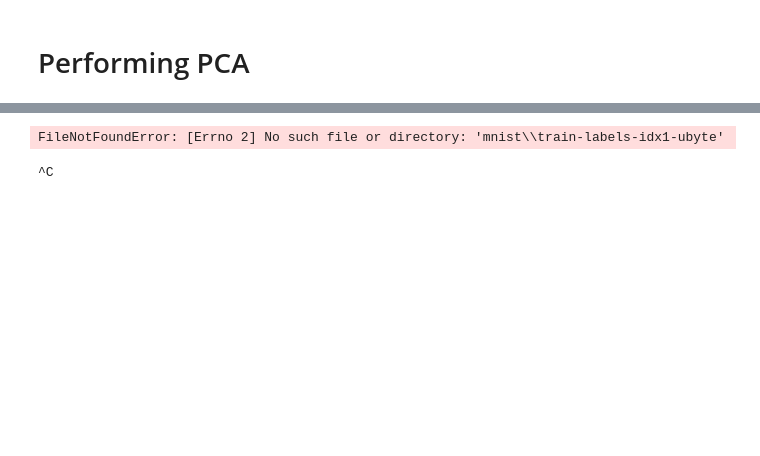
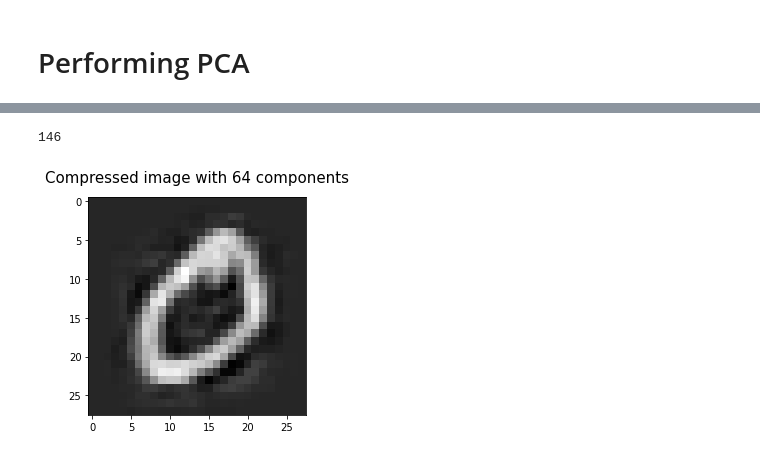
Before and after one commit to AmiraBelkis/Mnist-PCA, a Jupyter notebook: Script.ipynb, the cells around one changed output, grey strips where cells are left out. Drawn from its saved outputs; the diff is of its cells as text; code cells hidden in the pictures; blank space fills up the shorter version.

```diff
--- a/Script.ipynb
+++ b/Script.ipynb
@@ -166,25 +113,27 @@ ValueError: cannot reshape array of size 59992 into shape (60000,83887105,151126
-# %%
-#!pip install python-mnist
-from mnist import MNIST
-
-mndata = MNIST('mnist')
-
-images, labels = mndata.load_training()
-# or
-#images, labels = mndata.load_testing()
-# %% [output]
-FileNotFoundError: [Errno 2] No such file or directory: 'mnist\\train-labels-idx1-ubyte'
-# %%
-!pip install tensorflow
-from keras.datasets import mnist
-from matplotlib import pyplot
-
-#Reading the dataset
-(train_X, train_y), (test_X, test_y) = mnist.load_data()
-# displaying 9images from the data set
-"""for i in range(9):
-    pyplot.subplot(330 + 1 + i)
-    pyplot.imshow(train_X[i], cmap=pyplot.get_cmap('gray'))
-    pyplot.show()"""
-# %% [output]
-^C
+# %%
+# Taking only the PC that have cumulative percentage < per%
+def nbr_PC(per):
+  cumul_per_var = 0
+  for i in range(0 , len(per_var)):
+    if(cumul_per_var<= per):
+      cumul_per_var += per_var[i]
+    else:
+      return i
+      break
+nb = nbr_PC(95)
+print(nb)
+# 80% -> 64  90% -> 103  95% -> 146
+# %% [output]
+146
+# %%
+# Preserve 80%
+pca_64 = PCA(n_components=nbr_PC(80))
+mnist_pca_64_reduced = pca_64.fit_transform(data)
+mnist_pca_64_recovered = pca_64.inverse_transform(mnist_pca_64_reduced)
+
+image_pca_64 = mnist_pca_64_recovered[1,:].reshape([28,28])
+plt.imshow(image_pca_64, cmap='gray')
+plt.title('Compressed image with 64 components', fontsize=15, pad=15)
+plt.savefig("image_pca_64.png")
+# %% [output]
+[figure, added]
```
Also changed, not shown: parts of 17 cells of this notebook.
